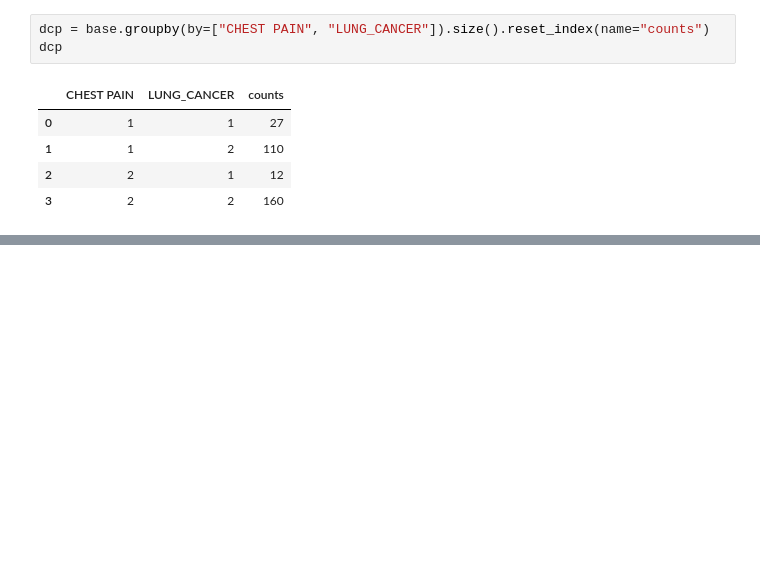
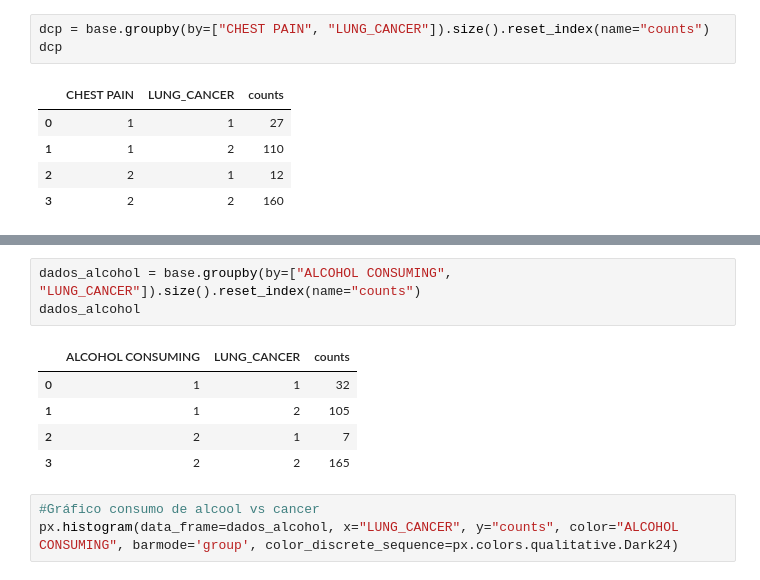
Before and after one commit to insper-classroom/predicao_cancer_pulmao, a Jupyter notebook: Base de dados.ipynb, the cells around one changed output, grey strips where cells are left out. Cells and saved outputs as stored; diff of their text form; blank space fills up the shorter version.

```diff
--- a/Base de dados.ipynb
+++ b/Base de dados.ipynb
@@ -264,0 +290,12 @@ px.histogram(data_frame=dcp, x="LUNG_CANCER", y="counts", color="CHEST PAIN", ba
+# %%
+dados_alcohol = base.groupby(by=["ALCOHOL CONSUMING", "LUNG_CANCER"]).size().reset_index(name="counts")
+dados_alcohol
+# %% [output]
+|  | ALCOHOL CONSUMING | LUNG_CANCER | counts |
+| 0 | 1 | 1 | 32 |
+| 1 | 1 | 2 | 105 |
+| 2 | 2 | 1 | 7 |
+| 3 | 2 | 2 | 165 |
+# %%
+#Gráfico consumo de alcool vs cancer
+px.histogram(data_frame=dados_alcohol, x="LUNG_CANCER", y="counts", color="ALCOHOL CONSUMING", barmode='group', color_discrete_sequence=px.colors.qualitative.Dark24)
```
Also changed, not shown: parts of 18 cells of this notebook.
